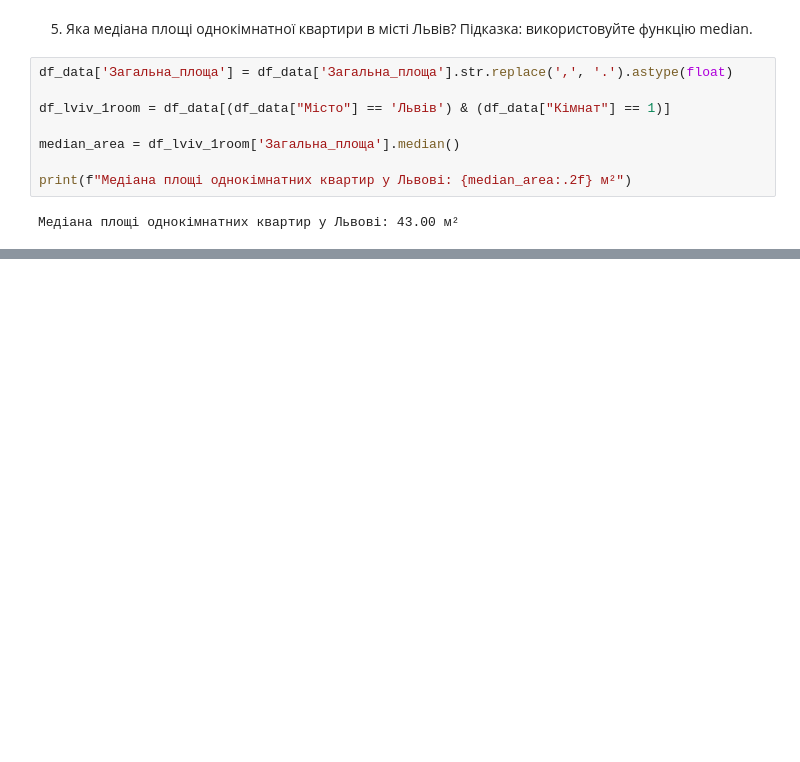
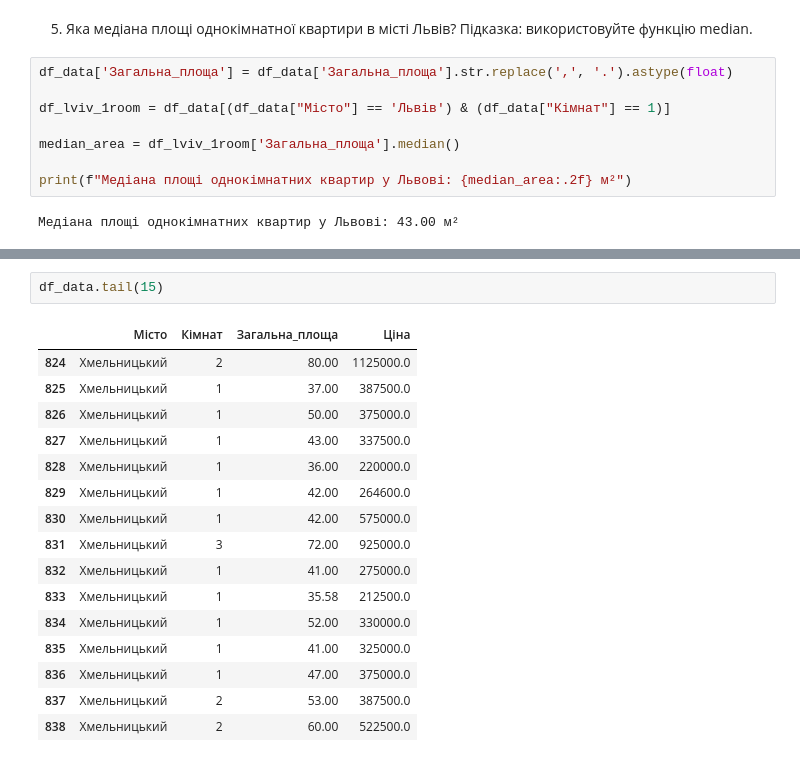
Before and after one commit to MariiaSam/junior-ds-prep, a Jupyter notebook: flats.ipynb, the cells around one changed output, grey strips where cells are left out. Cells and saved outputs as stored; diff of their text form; blank space fills up the shorter version.

```diff
--- a/flats.ipynb
+++ b/flats.ipynb
@@ -91,0 +155,19 @@ print(f"Медіана площі однокімнатних квартир у
+# %%
+df_data.tail(15)
+# %% [output]
+|  | Місто | Кімнат | Загальна_площа | Ціна |
+| 824 | Хмельницький | 2 | 80.00 | 1125000.0 |
+| 825 | Хмельницький | 1 | 37.00 | 387500.0 |
+| 826 | Хмельницький | 1 | 50.00 | 375000.0 |
+| 827 | Хмельницький | 1 | 43.00 | 337500.0 |
+| 828 | Хмельницький | 1 | 36.00 | 220000.0 |
+| 829 | Хмельницький | 1 | 42.00 | 264600.0 |
+| 830 | Хмельницький | 1 | 42.00 | 575000.0 |
+| 831 | Хмельницький | 3 | 72.00 | 925000.0 |
+| 832 | Хмельницький | 1 | 41.00 | 275000.0 |
+| 833 | Хмельницький | 1 | 35.58 | 212500.0 |
+| 834 | Хмельницький | 1 | 52.00 | 330000.0 |
+| 835 | Хмельницький | 1 | 41.00 | 325000.0 |
+| 836 | Хмельницький | 1 | 47.00 | 375000.0 |
+| 837 | Хмельницький | 2 | 53.00 | 387500.0 |
+| 838 | Хмельницький | 2 | 60.00 | 522500.0 |
```
Also changed, not shown: parts of 15 cells of this notebook.
